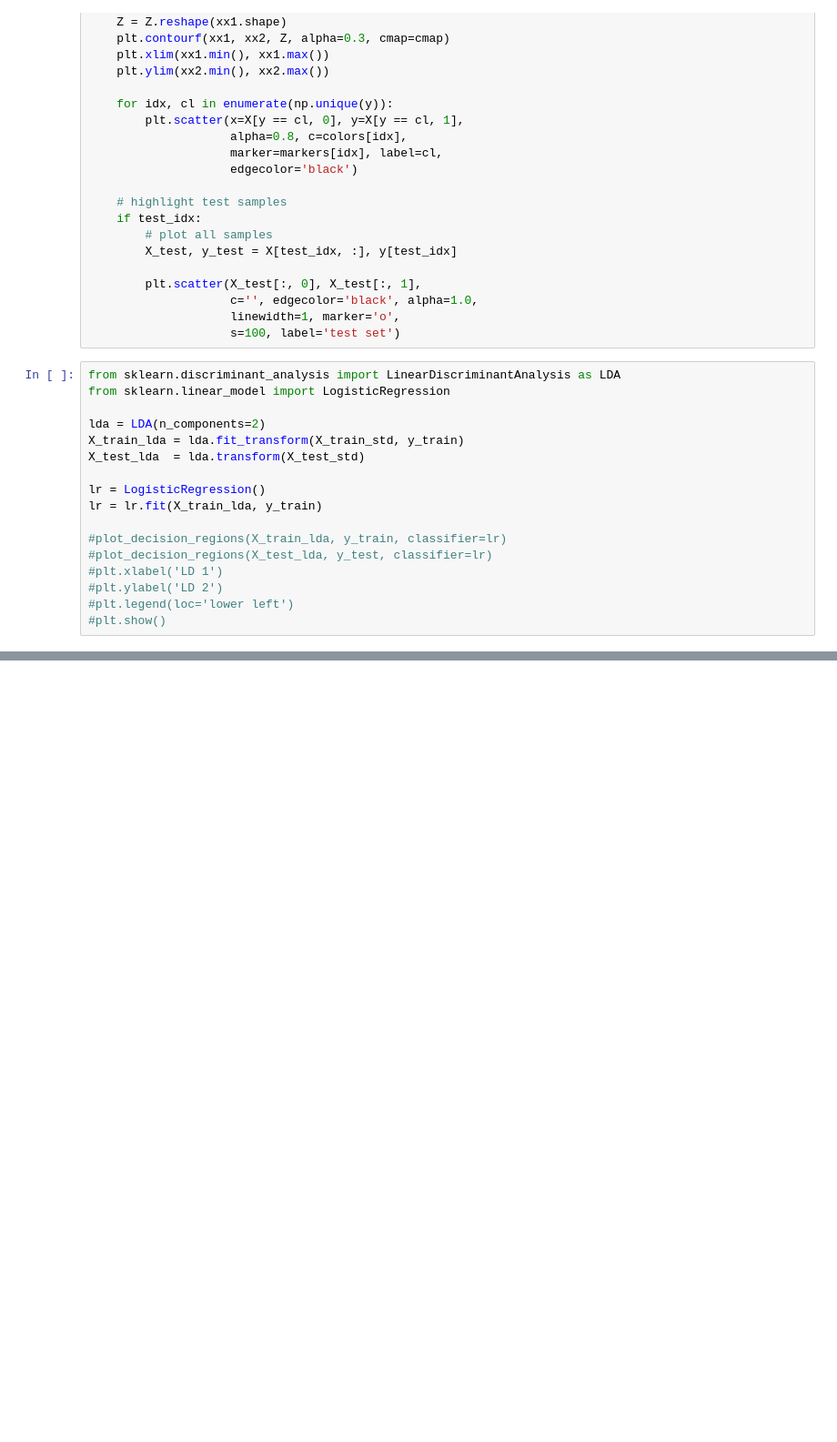
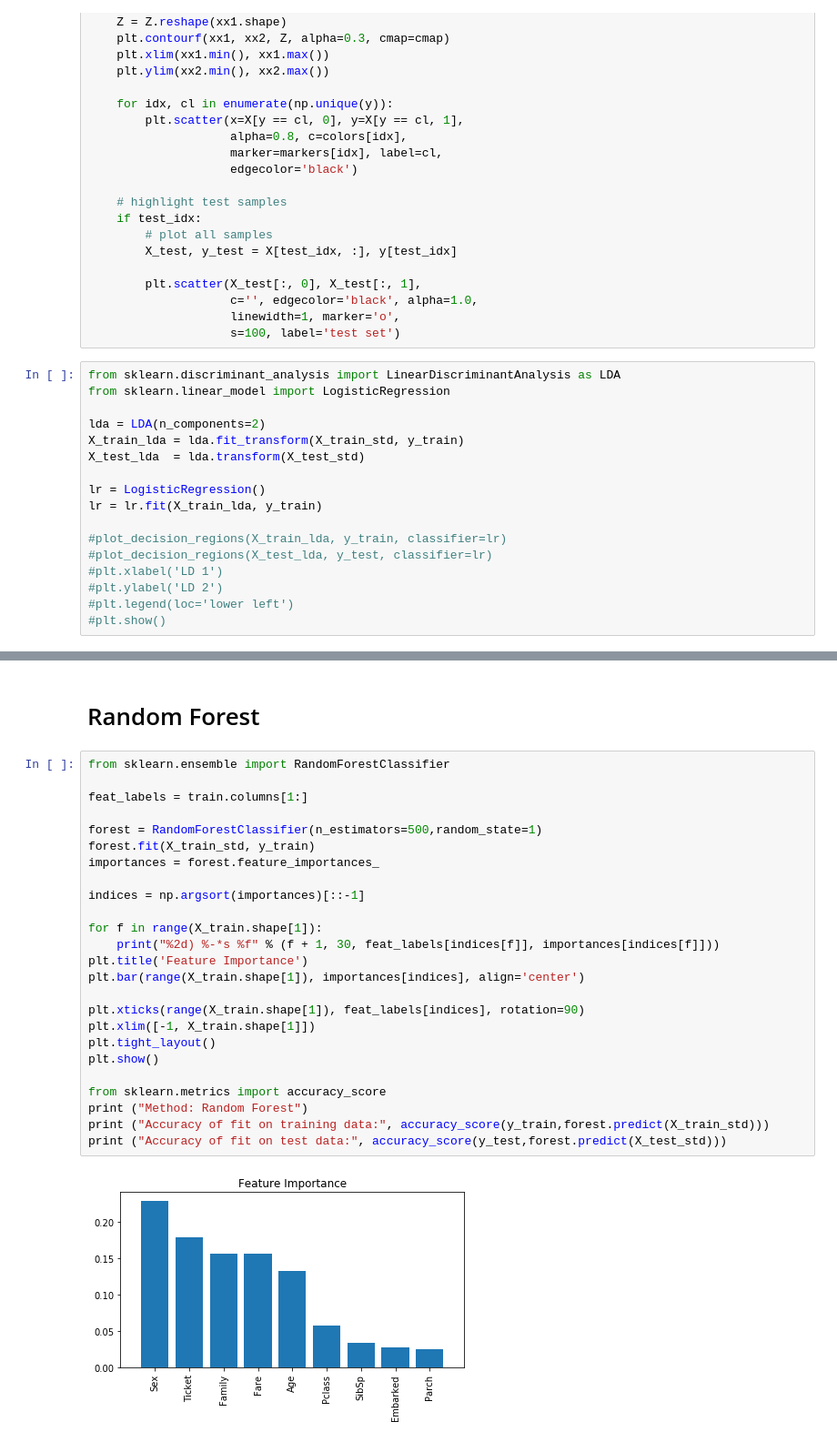
Before and after one commit to tanmoylaskar/ML, a Jupyter notebook: PyML/titanic/titanic.ipynb, the cells around one changed output, grey strips where cells are left out. Shown at 91% size. Drawn from its saved outputs; the diff is of its cells as text; blank space fills up the shorter version.

```diff
--- a/PyML/titanic/titanic.ipynb
+++ b/PyML/titanic/titanic.ipynb
@@ -172,0 +196,29 @@ lr = lr.fit(X_train_lda, y_train)
+# %% [markdown]
+# Random Forest
+# %%
+from sklearn.ensemble import RandomForestClassifier
+
+feat_labels = train.columns[1:]
+
+forest = RandomForestClassifier(n_estimators=500,random_state=1)
+forest.fit(X_train_std, y_train)
+importances = forest.feature_importances_
+
+indices = np.argsort(importances)[::-1]
+
+for f in range(X_train.shape[1]):
+    print("%2d) %-*s %f" % (f + 1, 30, feat_labels[indices[f]], importances[indices[f]]))
+plt.title('Feature Importance')
+plt.bar(range(X_train.shape[1]), importances[indices], align='center')
+
+plt.xticks(range(X_train.shape[1]), feat_labels[indices], rotation=90)
+plt.xlim([-1, X_train.shape[1]])
+plt.tight_layout()
+plt.show()
+
+from sklearn.metrics import accuracy_score
+print ("Method: Random Forest")
+print ("Accuracy of fit on training data:", accuracy_score(y_train,forest.predict(X_train_std)))
+print ("Accuracy of fit on test data:", accuracy_score(y_test,forest.predict(X_test_std)))
+# %% [output]
+[figure, added]
```
Also changed, not shown: parts of 13 cells of this notebook.
